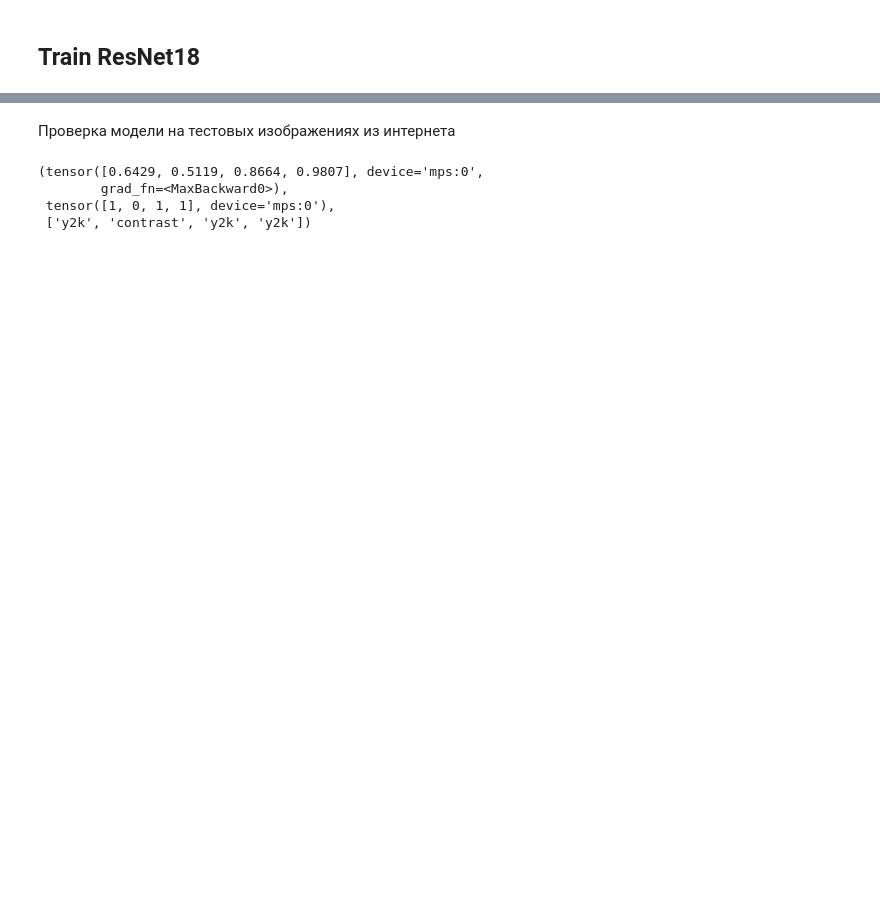
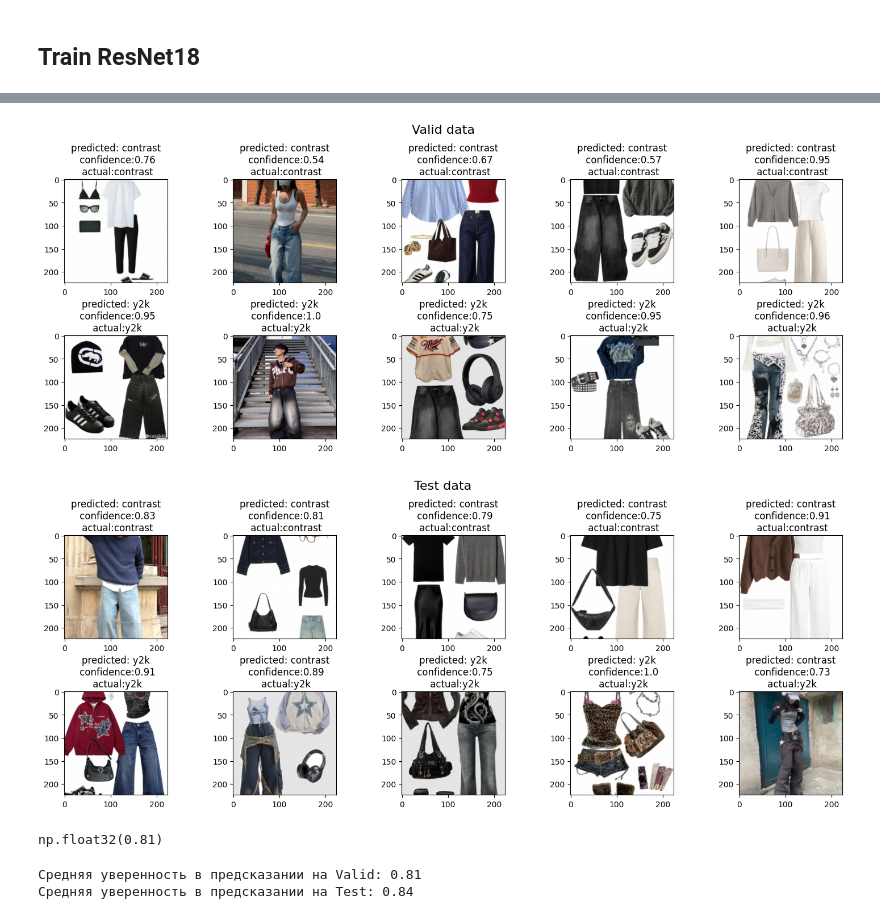
Before and after one commit to Reveqqq/Y2K-Classification, a Jupyter notebook: y2k_classification.ipynb, the cells around one changed output, grey strips where cells are left out. Cells and saved outputs as stored; diff of their text form; code cells hidden in the pictures; blank space fills up the shorter version.

```diff
--- a/y2k_classification.ipynb
+++ b/y2k_classification.ipynb
@@ -513,2 +591,0 @@ torch.save(model.state_dict(), PATH)
-# %% [markdown]
-Проверка модели на тестовых изображениях из интернета
@@ -525,8 +592,20 @@ def predict_with_conf(imgs, class_names):
-# %%
-imgs = torch.randn(4, 3, 224, 224).to(device)
-predict_with_conf(imgs, class_names)
-# %% [output]
-(tensor([0.6429, 0.5119, 0.8664, 0.9807], device='mps:0',
-        grad_fn=<MaxBackward0>),
- tensor([1, 0, 1, 1], device='mps:0'),
- ['y2k', 'contrast', 'y2k', 'y2k'])
+# %%
+plot_imgs_predict(imgs_v, y_pred_v, y_true_v, conf_v, title='Valid data')
+
+plot_imgs_predict(imgs_t, y_pred_t, y_true_t, conf_t, title='Test data')
+# %% [output]
+[figure, added]
+[figure, added]
+# %%
+round(np.mean(conf_v), 2)
+# %% [output]
+np.float32(0.81)
+# %%
+mean_conf_v = np.mean(conf_v)
+mean_conf_t = np.mean(conf_t)
+
+print(f'Средняя уверенность в предсказании на Valid: {mean_conf_v:.2f}')
+print(f'Средняя уверенность в предсказании на Test: {mean_conf_t:.2f}')
+# %% [output]
+Средняя уверенность в предсказании на Valid: 0.81
+Средняя уверенность в предсказании на Test: 0.84
```
Also changed, not shown: parts of 25 cells of this notebook, 2 other files.
